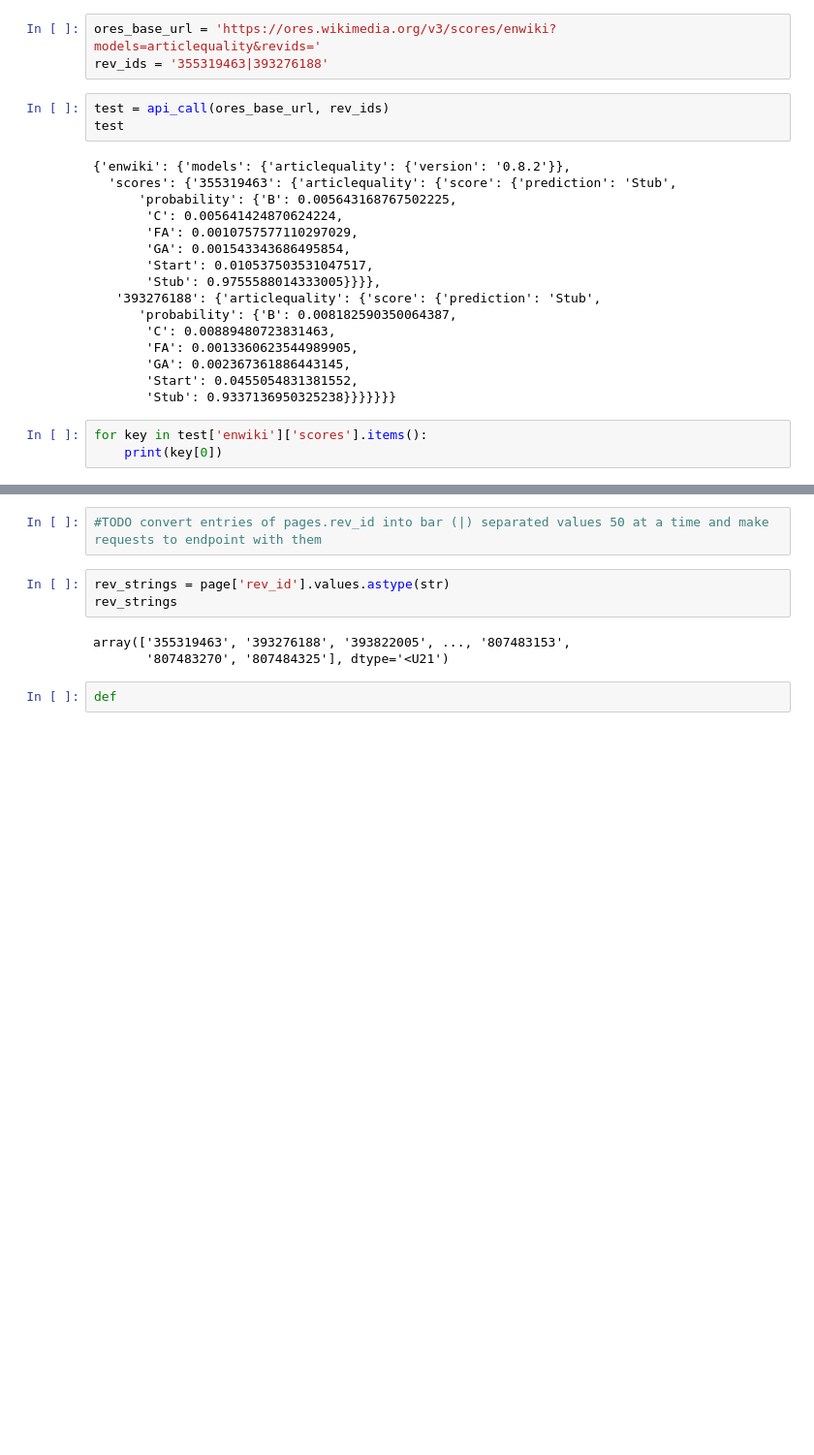
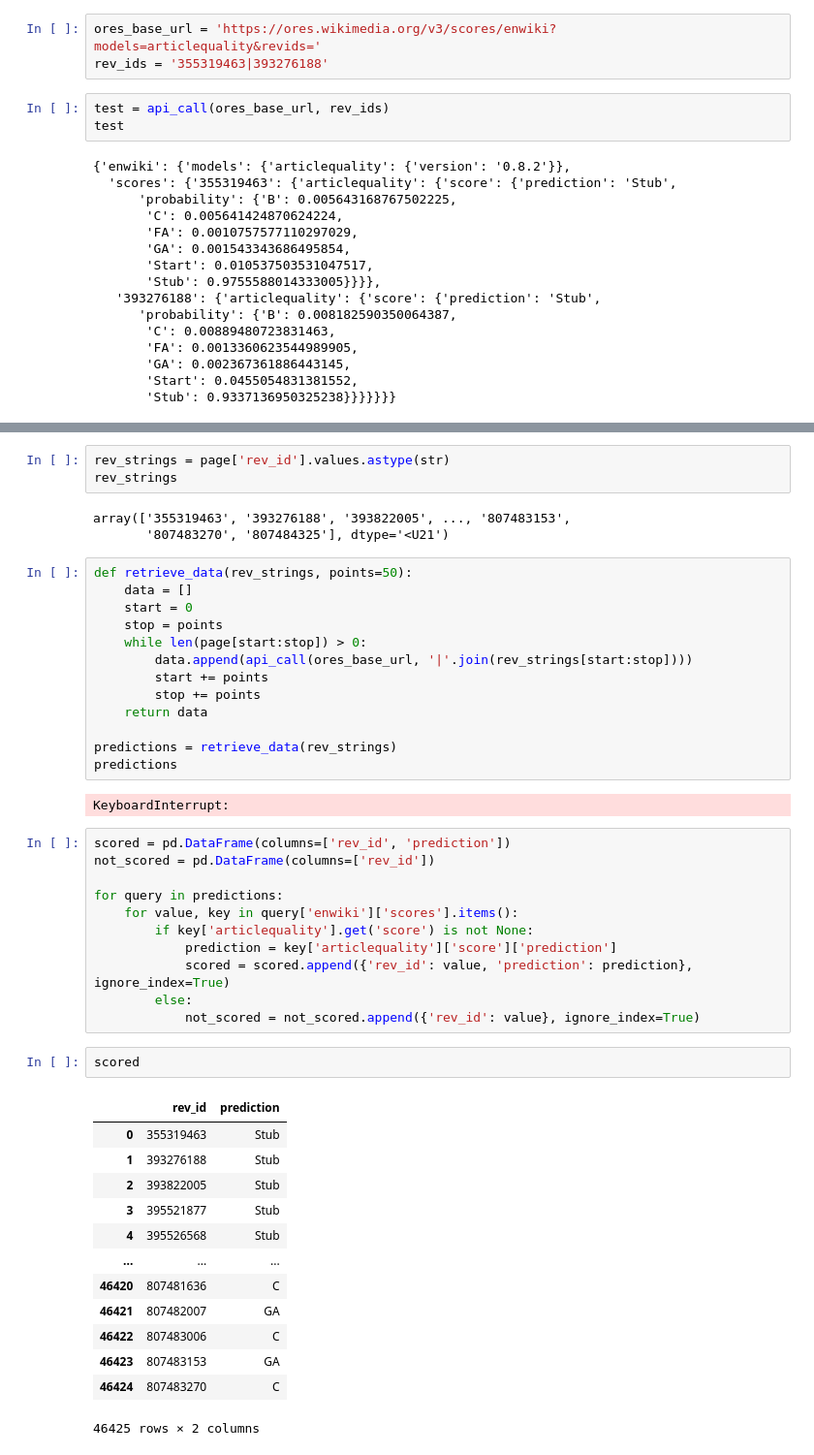
Before and after one commit to kevSweet/DATA512, a Jupyter notebook: data-512-a2/hcds-a2-bias.ipynb, the cells around one changed output, grey strips where cells are left out. Shown at 97% size. Saved outputs shown, nothing was run; the diff lists cells and outputs as text; blank space fills up the shorter version.

```diff
--- a/data-512-a2/hcds-a2-bias.ipynb
+++ b/data-512-a2/hcds-a2-bias.ipynb
@@ -111,6 +111,3 @@ test
        'GA': 0.002367361886443145,
        'Start': 0.0455054831381552,
        'Stub': 0.9337136950325238}}}}}}}
-# %%
-for key in test['enwiki']['scores'].items():
-    print(key[0])
@@ -122,10 +114,48 @@ The revision IDs to score (split multiple ids with "|")
-# %%
-#TODO convert entries of pages.rev_id into bar (|) separated values 50 at a time and make requests to endpoint with them
 # %%
 rev_strings = page['rev_id'].values.astype(str)
 rev_strings
 # %% [output]
 array(['355319463', '393276188', '393822005', ..., '807483153',
        '807483270', '807484325'], dtype='<U21')
-# %%
-def
+# %%
+def retrieve_data(rev_strings, points=50):
+    data = []
+    start = 0
+    stop = points
+    while len(page[start:stop]) > 0:
+        data.append(api_call(ores_base_url, '|'.join(rev_strings[start:stop])))
+        start += points
+        stop += points
+    return data
+
+predictions = retrieve_data(rev_strings)
+predictions
+# %% [output]
+KeyboardInterrupt:
+# %%
+scored = pd.DataFrame(columns=['rev_id', 'prediction'])
+not_scored = pd.DataFrame(columns=['rev_id'])
+
+for query in predictions:
+    for value, key in query['enwiki']['scores'].items():
+        if key['articlequality'].get('score') is not None:
+            prediction = key['articlequality']['score']['prediction']
+            scored = scored.append({'rev_id': value, 'prediction': prediction}, ignore_index=True)
+        else:
+            not_scored = not_scored.append({'rev_id': value}, ignore_index=True)
+# %%
+scored
+# %% [output]
+|  | rev_id | prediction |
+| 0 | 355319463 | Stub |
+| 1 | 393276188 | Stub |
+| 2 | 393822005 | Stub |
+| 3 | 395521877 | Stub |
+| 4 | 395526568 | Stub |
+| ... | ... | ... |
+| 46420 | 807481636 | C |
+| 46421 | 807482007 | GA |
+| 46422 | 807483006 | C |
+| 46423 | 807483153 | GA |
+| 46424 | 807483270 | C |
+46425 rows × 2 columns
```
Also changed, not shown: parts of 4 cells of this notebook, 1 other file.
